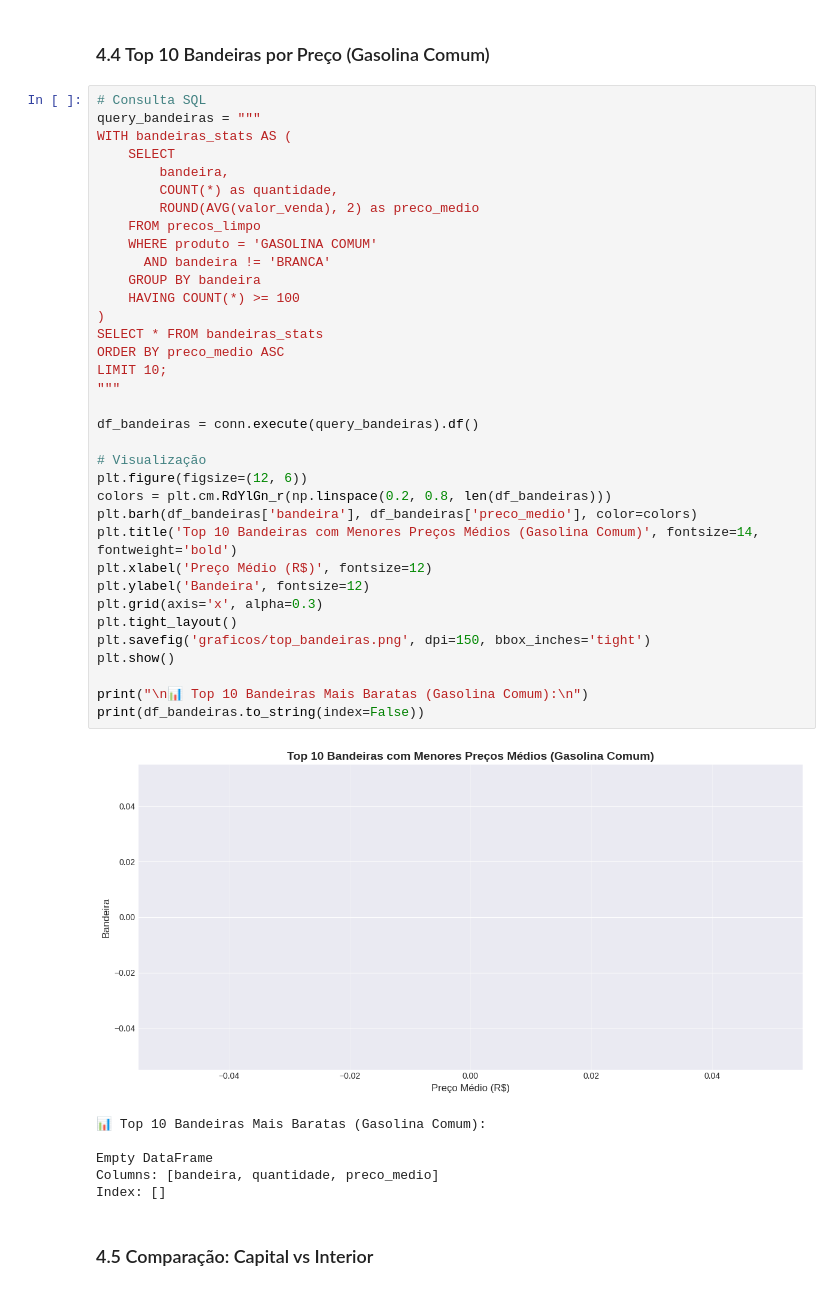
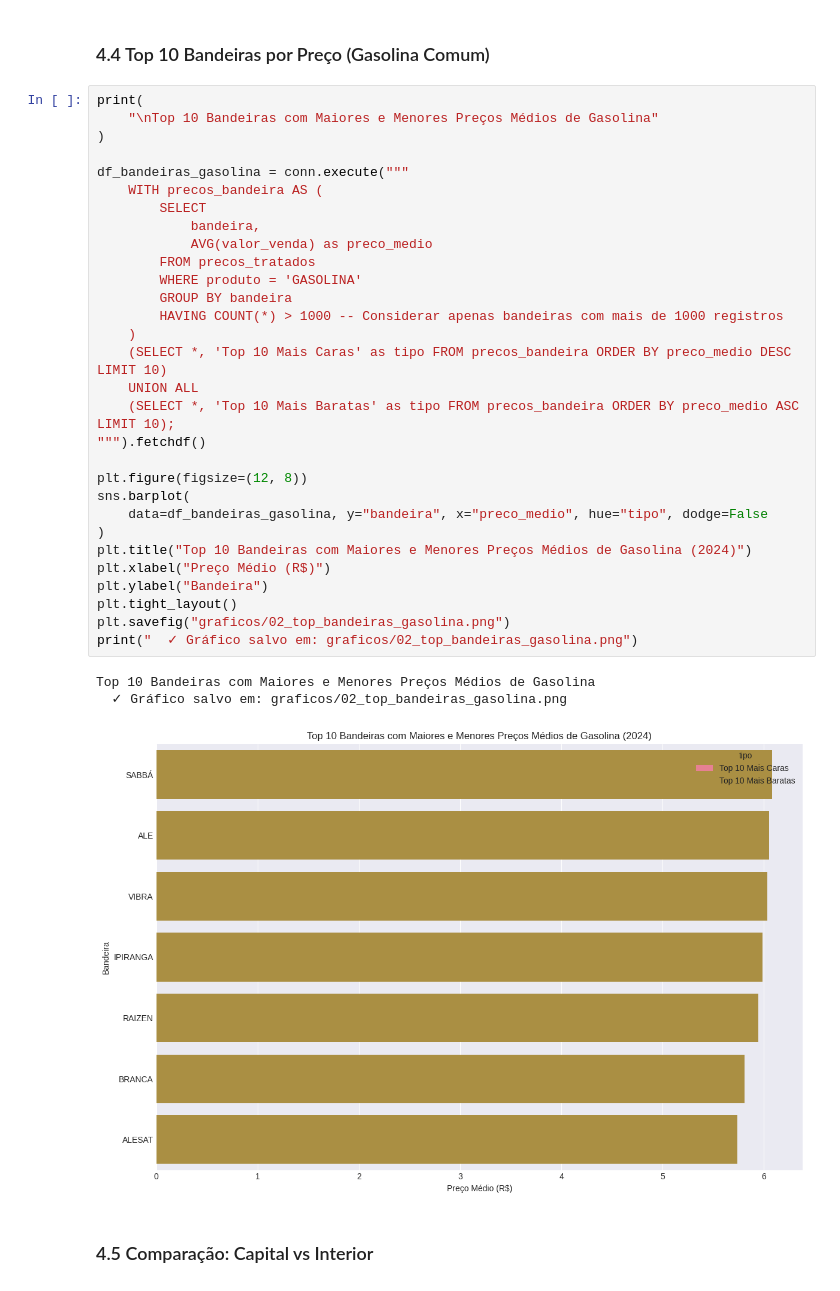
Before and after one commit to CezarGarrido/go-metrics, a Jupyter notebook: analise_precos_combustiveis.ipynb, the cells around one changed output. Cells and saved outputs as stored; diff of their text form.

Commit message:
chore: correção query por bandeiras

```diff
--- a/analise_precos_combustiveis.ipynb
+++ b/analise_precos_combustiveis.ipynb
@@ -297,48 +297,40 @@ plt.show()
 [figure]
 # %% [markdown]
 ### 4.4 Top 10 Bandeiras por Preço (Gasolina Comum)
-# %%
-# Consulta SQL
-query_bandeiras = """
-WITH bandeiras_stats AS (
-    SELECT
-        bandeira,
-        COUNT(*) as quantidade,
-        ROUND(AVG(valor_venda), 2) as preco_medio
-    FROM precos_limpo
-    WHERE produto = 'GASOLINA COMUM'
-      AND bandeira != 'BRANCA'
-    GROUP BY bandeira
-    HAVING COUNT(*) >= 100
-)
-SELECT * FROM bandeiras_stats
-ORDER BY preco_medio ASC
-LIMIT 10;
-"""
-
-df_bandeiras = conn.execute(query_bandeiras).df()
-
-# Visualização
-plt.figure(figsize=(12, 6))
-colors = plt.cm.RdYlGn_r(np.linspace(0.2, 0.8, len(df_bandeiras)))
-plt.barh(df_bandeiras['bandeira'], df_bandeiras['preco_medio'], color=colors)
-plt.title('Top 10 Bandeiras com Menores Preços Médios (Gasolina Comum)', fontsize=14, fontweight='bold')
-plt.xlabel('Preço Médio (R$)', fontsize=12)
-plt.ylabel('Bandeira', fontsize=12)
-plt.grid(axis='x', alpha=0.3)
-plt.tight_layout()
-plt.savefig('graficos/top_bandeiras.png', dpi=150, bbox_inches='tight')
-plt.show()
-
-print("\n📊 Top 10 Bandeiras Mais Baratas (Gasolina Comum):\n")
-print(df_bandeiras.to_string(index=False))
-# %% [output]
-[figure, removed]
-📊 Top 10 Bandeiras Mais Baratas (Gasolina Comum):
-
-Empty DataFrame
-Columns: [bandeira, quantidade, preco_medio]
-Index: []
+# %%
+print(
+    "\nTop 10 Bandeiras com Maiores e Menores Preços Médios de Gasolina"
+)
+
+df_bandeiras_gasolina = conn.execute("""
+    WITH precos_bandeira AS (
+        SELECT
+            bandeira,
+            AVG(valor_venda) as preco_medio
+        FROM precos_tratados
+        WHERE produto = 'GASOLINA'
+        GROUP BY bandeira
+        HAVING COUNT(*) > 1000 -- Considerar apenas bandeiras com mais de 1000 registros
+    )
+    (SELECT *, 'Top 10 Mais Caras' as tipo FROM precos_bandeira ORDER BY preco_medio DESC LIMIT 10)
+    UNION ALL
+    (SELECT *, 'Top 10 Mais Baratas' as tipo FROM precos_bandeira ORDER BY preco_medio ASC LIMIT 10);
+""").fetchdf()
+
+plt.figure(figsize=(12, 8))
+sns.barplot(
+    data=df_bandeiras_gasolina, y="bandeira", x="preco_medio", hue="tipo", dodge=False
+)
+plt.title("Top 10 Bandeiras com Maiores e Menores Preços Médios de Gasolina (2024)")
+plt.xlabel("Preço Médio (R$)")
+plt.ylabel("Bandeira")
+plt.tight_layout()
+plt.savefig("graficos/02_top_bandeiras_gasolina.png")
+print("  ✓ Gráfico salvo em: graficos/02_top_bandeiras_gasolina.png")
+# %% [output]
+Top 10 Bandeiras com Maiores e Menores Preços Médios de Gasolina
+  ✓ Gráfico salvo em: graficos/02_top_bandeiras_gasolina.png
+[figure, added]
 # %% [markdown]
 ### 4.5 Comparação: Capital vs Interior
 # %%
```
Also changed, not shown: parts of 4 cells of this notebook, 5 other files.
